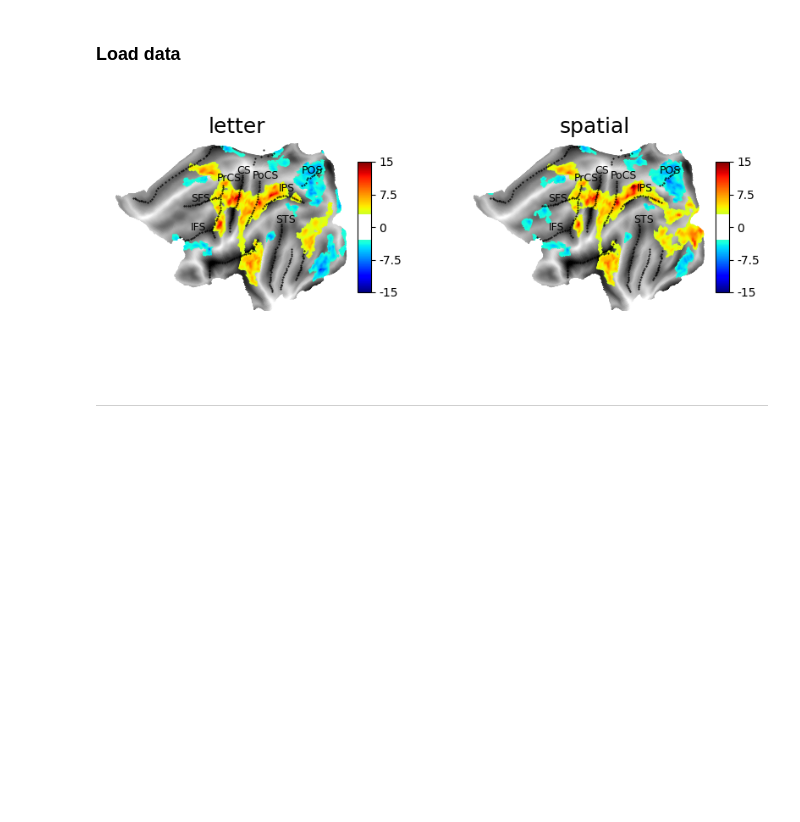
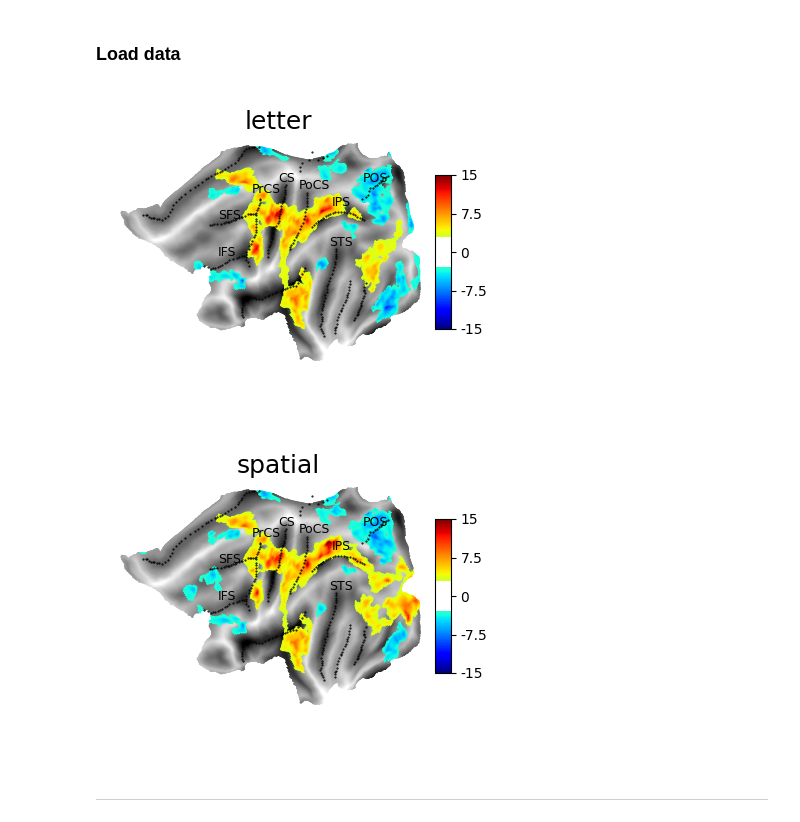
Before and after one commit to psb629/SeqSpatialSupp_fMRI, a Jupyter notebook: Notebook/cluster-based_correction.glm_1.ipynb, the cells around one changed output. Drawn from its saved outputs; the diff is of its cells as text; code cells hidden in the pictures; blank space fills up the shorter version.

```diff
--- a/Notebook/cluster-based_correction.glm_1.ipynb
+++ b/Notebook/cluster-based_correction.glm_1.ipynb
@@ -143,29 +143,35 @@ def get_data(cue, thresh):
 # %%
 list_cue = ['letter', 'spatial']
 # %%
-fig, axs = plt.subplots(ncols=2, figsize=(10,4))
-for ii, (ax, cue) in enumerate(tqdm(zip(axs, list_cue), total=len(axs))):
+for cue in list_cue:
+    fig, ax = plt.subplots(ncols=1, figsize=(5,4))
     plt.sca(ax)
     psc, tmap = get_data(cue=cue, thresh=thresh)
 
     clusters = scorrect.find_clusters(
         supra=abs(tmap)>thresh,
         adj=adj
     )
     mask = scorrect.make_cluster_corrected_mask(tmap=tmap, clusters=clusters, N=60)
 
     g = surf.plot.plotmap(
         data=tmap*mask,
         surf='fs32k_%s'%hem,
         alpha=1,
         cmap=cmap, colorbar=True,
         cscale=[-15, 15],
         # threshold=[-thresh, thresh],
         borders=border, bordercolor='black', bordersize=1,
         overlay_type='func', render='matplotlib',
     )
     g.text(x=20, y=220, s=cue, ha='center', va='center', fontsize=18)
     for line, (x, y) in brdr.items():
         g.text(x=x, y=y, s=line, ha='left', va='bottom', color='black', fontsize=9)
+
+    fig.savefig(
+        join(su.get_dir_root(),'overall_%s.corrected.png'%cue),
+        dpi=300, facecolor=[1,1,1,1], bbox_inches = "tight"
+    )
 # %% [output]
-[figure, old version]
+[figure, new version]
+[figure, added]
```
Also changed, not shown: parts of 2 cells of this notebook, 21 other files.
